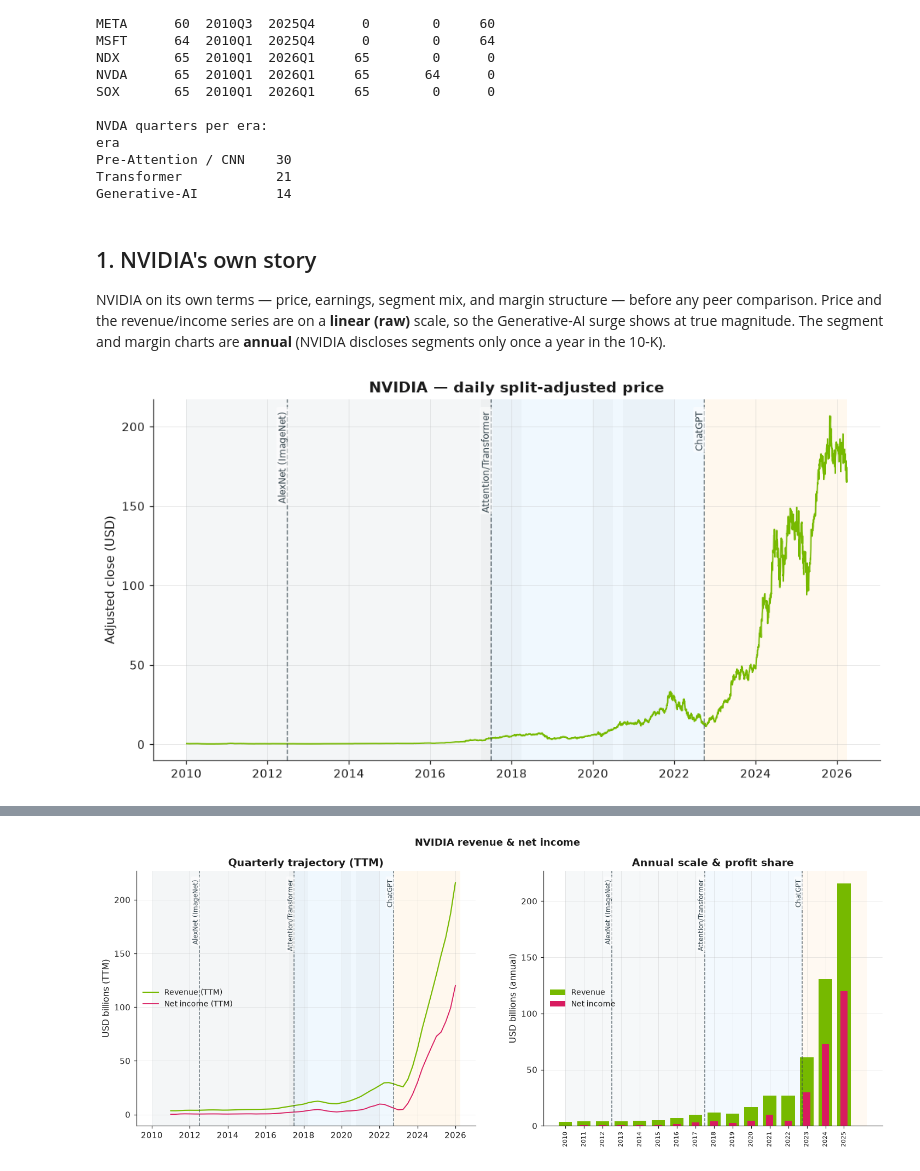
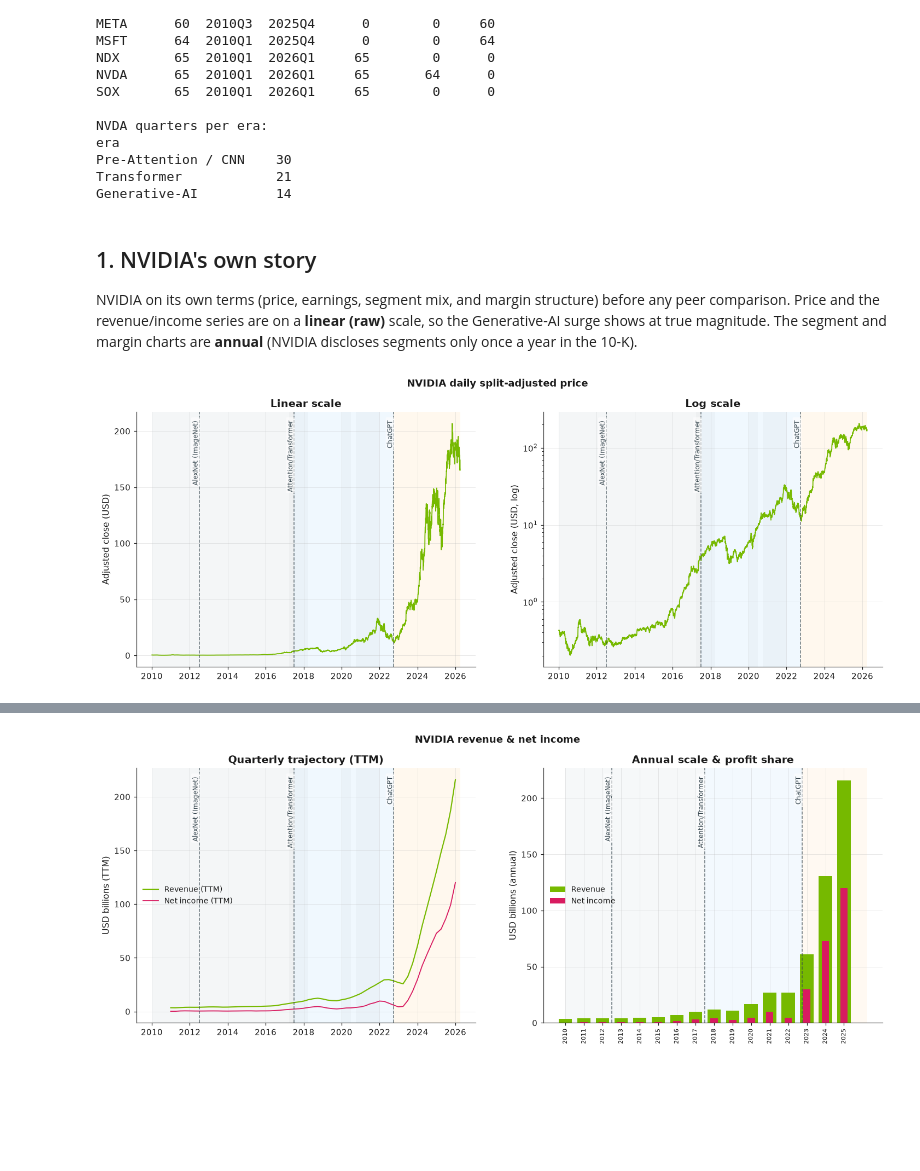
Before and after one commit to TheCuriousMind2017/Data-Analytics-60-NVIDIA-evaluation-and-AI-breakthroughs-analysis, a Jupyter notebook: Descriptive analysis/descriptive_analysis.ipynb, the cells around one changed output, grey strips where cells are left out. Drawn from its saved outputs; the diff is of its cells as text; code cells hidden in the pictures; blank space fills up the shorter version.

Commit message:
Updated descriptive_analysis.ipynb and analysis/figures and added analysis/findings

```diff
--- a/Descriptive analysis/descriptive_analysis.ipynb
+++ b/Descriptive analysis/descriptive_analysis.ipynb
@@ -80,15 +80,27 @@ Generative-AI          14
 # %% [markdown]
 ## 1. NVIDIA's own story
 
-NVIDIA on its own terms — price, earnings, segment mix, and margin structure — before any peer comparison. Price and the revenue/income series are on a **linear (raw)** scale, so the Generative-AI surge shows at true magnitude. The segment and margin charts are **annual** (NVIDIA discloses segments only once a year in the 10-K).
+NVIDIA on its own terms (price, earnings, segment mix, and margin structure) before any peer comparison. Price and the revenue/income series are on a **linear (raw)** scale, so the Generative-AI surge shows at true magnitude. The segment and margin charts are **annual** (NVIDIA discloses segments only once a year in the 10-K).
 # %%
-fig, ax = plt.subplots()
+fig, (ax1, ax2) = plt.subplots(1, 2, figsize=(16, 5.5))
 nv = daily[daily.ticker == "NVDA"].sort_values("date")
-ax.plot(nv["date"], nv["adj_close"], color=common.color("NVDA"), lw=1.2)
-common.annotate(ax)
-common.style_time_axis(ax)
-ax.set_ylabel("Adjusted close (USD)")
-ax.set_title("NVIDIA — daily split-adjusted price")
-save(fig, "01_nvda_price"); plt.show()
+
+# LEFT: linear
+ax1.plot(nv["date"], nv["adj_close"], color=common.color("NVDA"), lw=1.2)
+common.annotate(ax1)
+common.style_time_axis(ax1)
+ax1.set_ylabel("Adjusted close (USD)")
+ax1.set_title("Linear scale")
+
+# RIGHT: log
+ax2.plot(nv["date"], nv["adj_close"], color=common.color("NVDA"), lw=1.2)
+common.annotate(ax2)
+common.set_log(ax2)
+common.style_time_axis(ax2)
+ax2.set_ylabel("Adjusted close (USD, log)")
+ax2.set_title("Log scale")
+
+fig.suptitle("NVIDIA daily split-adjusted price", fontweight="bold")
+save(fig, "01_price_compare"); plt.show()
 # %% [output]
-[figure, old version]
+[figure, new version]
```
Also changed, not shown: parts of 34 cells of this notebook, 10 other files.
